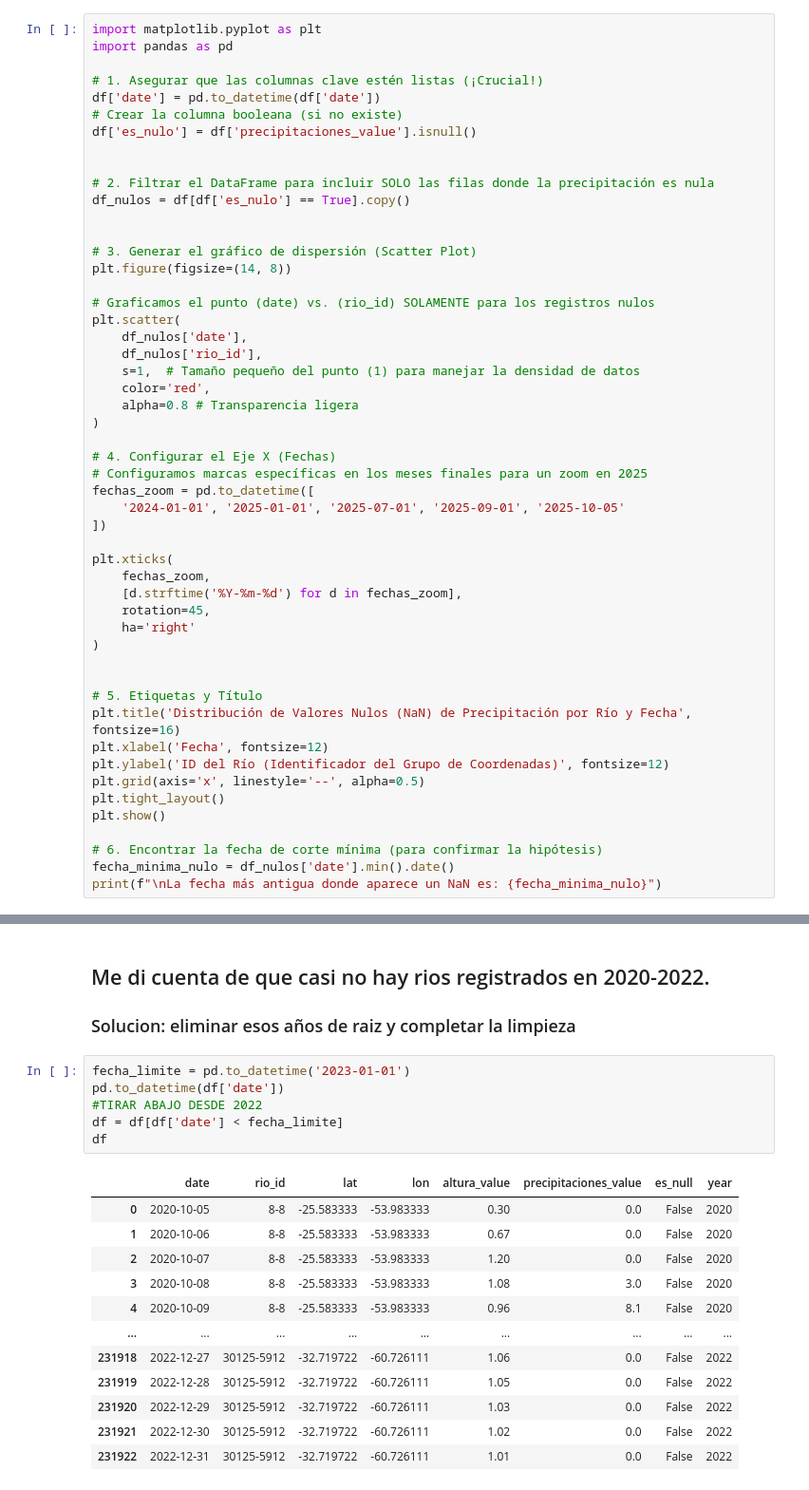
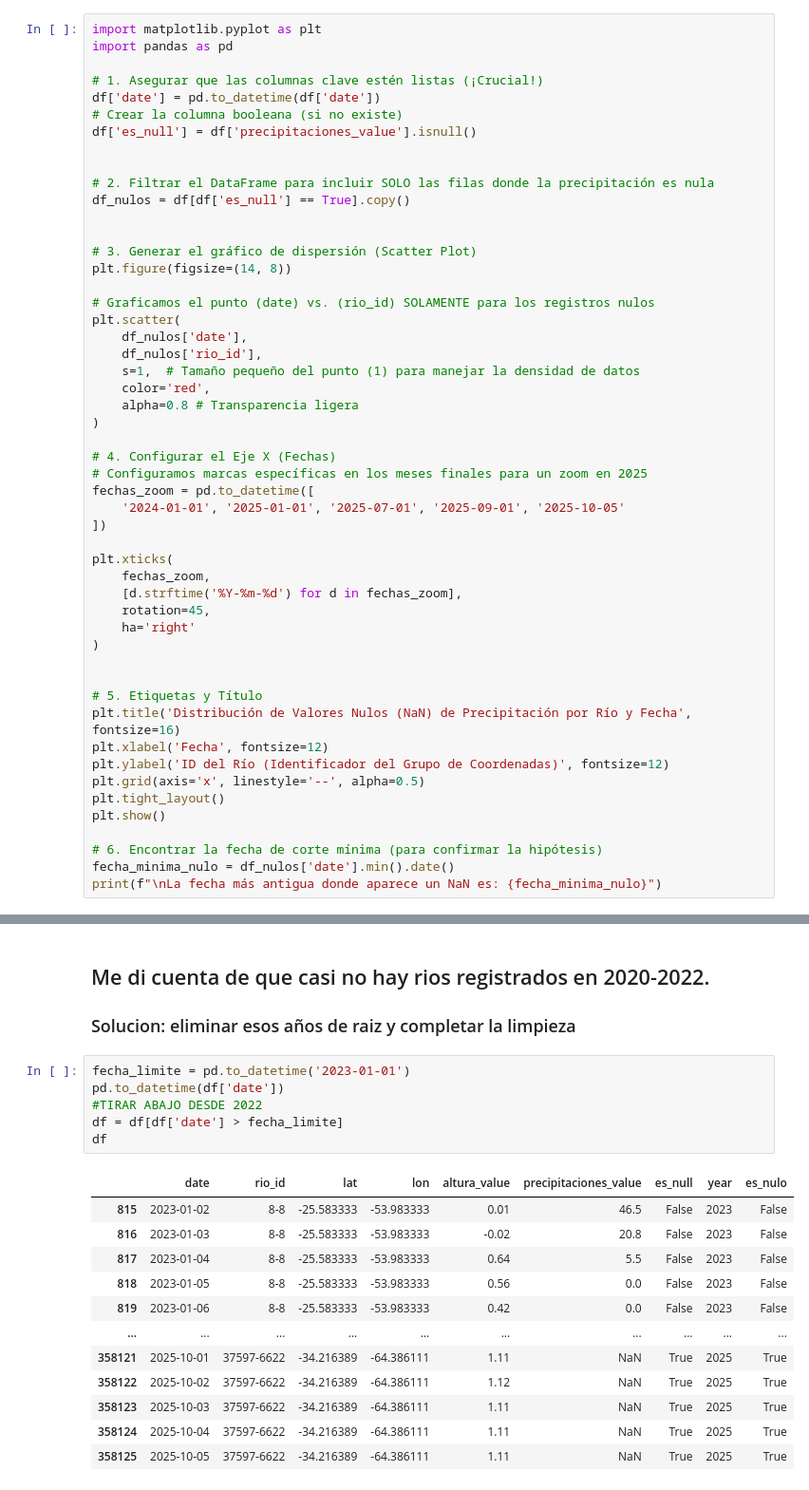
Before and after one commit to NicoBatti/sirena_batti_pruebas, a Jupyter notebook: crear_csv.ipynb, the cells around one changed output, grey strips where cells are left out. Shown: that part at 95% size. Cells and saved outputs as stored; diff of their text form.

```diff
--- a/crear_csv.ipynb
+++ b/crear_csv.ipynb
@@ -421,11 +421,11 @@ import pandas as pd
 # 1. Asegurar que las columnas clave estén listas (¡Crucial!)
 df['date'] = pd.to_datetime(df['date'])
 # Crear la columna booleana (si no existe)
-df['es_nulo'] = df['precipitaciones_value'].isnull()
+df['es_null'] = df['precipitaciones_value'].isnull()
 
 
 # 2. Filtrar el DataFrame para incluir SOLO las filas donde la precipitación es nula
-df_nulos = df[df['es_nulo'] == True].copy()
+df_nulos = df[df['es_null'] == True].copy()
 
 
 # 3. Generar el gráfico de dispersión (Scatter Plot)
@@ -488,19 +505,19 @@ Name: date, dtype: int64
 # %%
 fecha_limite = pd.to_datetime('2023-01-01')
 pd.to_datetime(df['date'])
 #TIRAR ABAJO DESDE 2022
-df = df[df['date'] < fecha_limite]
+df = df[df['date'] > fecha_limite]
 df
 # %% [output]
-|  | date | rio_id | lat | lon | altura_value | precipitaciones_value | es_null | year |
-| 0 | 2020-10-05 | 8-8 | -25.583333 | -53.983333 | 0.30 | 0.0 | False | 2020 |
-| 1 | 2020-10-06 | 8-8 | -25.583333 | -53.983333 | 0.67 | 0.0 | False | 2020 |
-| 2 | 2020-10-07 | 8-8 | -25.583333 | -53.983333 | 1.20 | 0.0 | False | 2020 |
-| 3 | 2020-10-08 | 8-8 | -25.583333 | -53.983333 | 1.08 | 3.0 | False | 2020 |
-| 4 | 2020-10-09 | 8-8 | -25.583333 | -53.983333 | 0.96 | 8.1 | False | 2020 |
-| ... | ... | ... | ... | ... | ... | ... | ... | ... |
-| 231918 | 2022-12-27 | 30125-5912 | -32.719722 | -60.726111 | 1.06 | 0.0 | False | 2022 |
-| 231919 | 2022-12-28 | 30125-5912 | -32.719722 | -60.726111 | 1.05 | 0.0 | False | 2022 |
-| 231920 | 2022-12-29 | 30125-5912 | -32.719722 | -60.726111 | 1.03 | 0.0 | False | 2022 |
-| 231921 | 2022-12-30 | 30125-5912 | -32.719722 | -60.726111 | 1.02 | 0.0 | False | 2022 |
-| 231922 | 2022-12-31 | 30125-5912 | -32.719722 | -60.726111 | 1.01 | 0.0 | False | 2022 |
+|  | date | rio_id | lat | lon | altura_value | precipitaciones_value | es_null | year | es_nulo |
+| 815 | 2023-01-02 | 8-8 | -25.583333 | -53.983333 | 0.01 | 46.5 | False | 2023 | False |
+| 816 | 2023-01-03 | 8-8 | -25.583333 | -53.983333 | -0.02 | 20.8 | False | 2023 | False |
+| 817 | 2023-01-04 | 8-8 | -25.583333 | -53.983333 | 0.64 | 5.5 | False | 2023 | False |
+| 818 | 2023-01-05 | 8-8 | -25.583333 | -53.983333 | 0.56 | 0.0 | False | 2023 | False |
+| 819 | 2023-01-06 | 8-8 | -25.583333 | -53.983333 | 0.42 | 0.0 | False | 2023 | False |
+| ... | ... | ... | ... | ... | ... | ... | ... | ... | ... |
+| 358121 | 2025-10-01 | 37597-6622 | -34.216389 | -64.386111 | 1.11 | NaN | True | 2025 | True |
+| 358122 | 2025-10-02 | 37597-6622 | -34.216389 | -64.386111 | 1.12 | NaN | True | 2025 | True |
+| 358123 | 2025-10-03 | 37597-6622 | -34.216389 | -64.386111 | 1.11 | NaN | True | 2025 | True |
+| 358124 | 2025-10-04 | 37597-6622 | -34.216389 | -64.386111 | 1.11 | NaN | True | 2025 | True |
+| 358125 | 2025-10-05 | 37597-6622 | -34.216389 | -64.386111 | 1.11 | NaN | True | 2025 | True |
```
Also changed, not shown: parts of 18 cells of this notebook, 2 other files.
